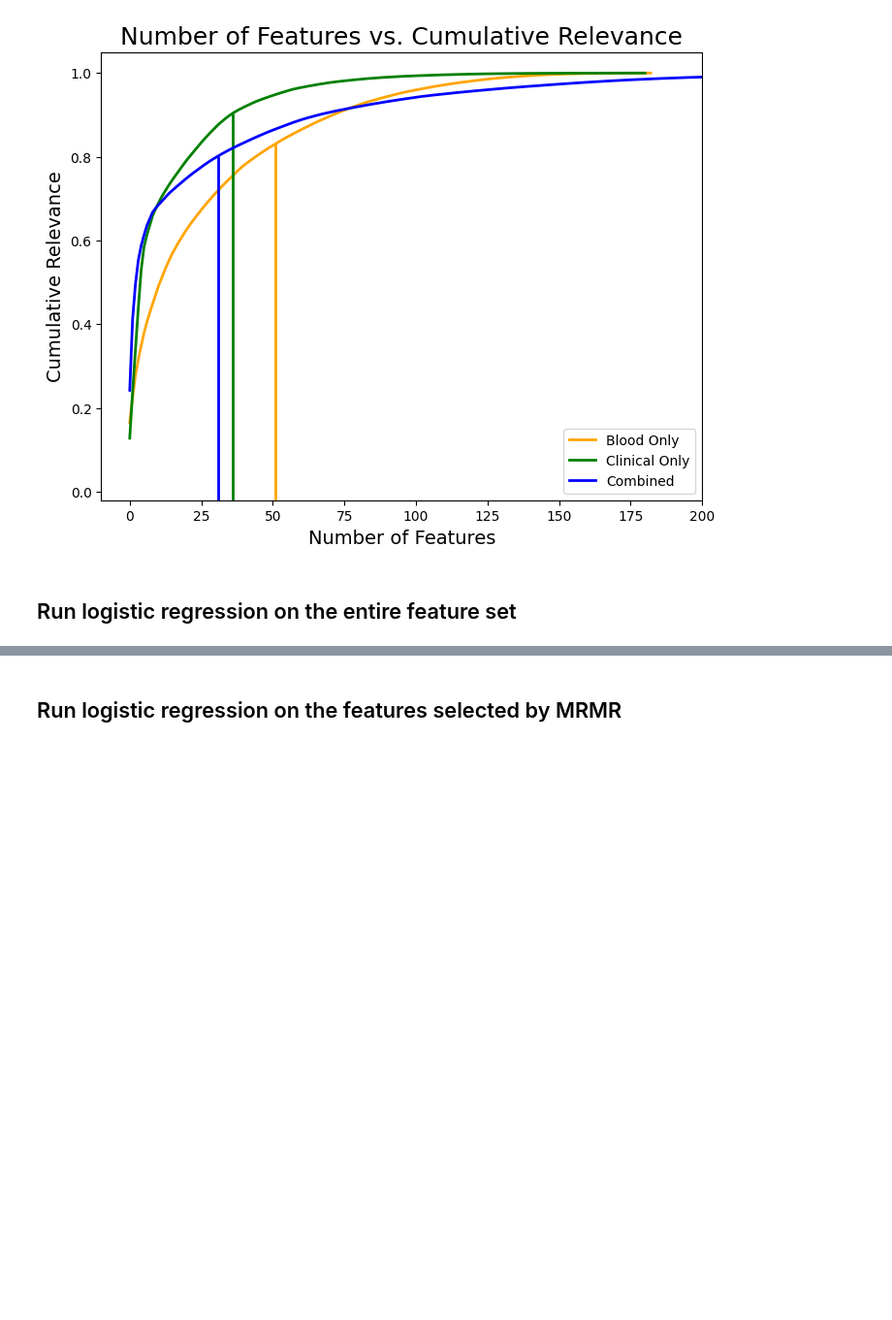
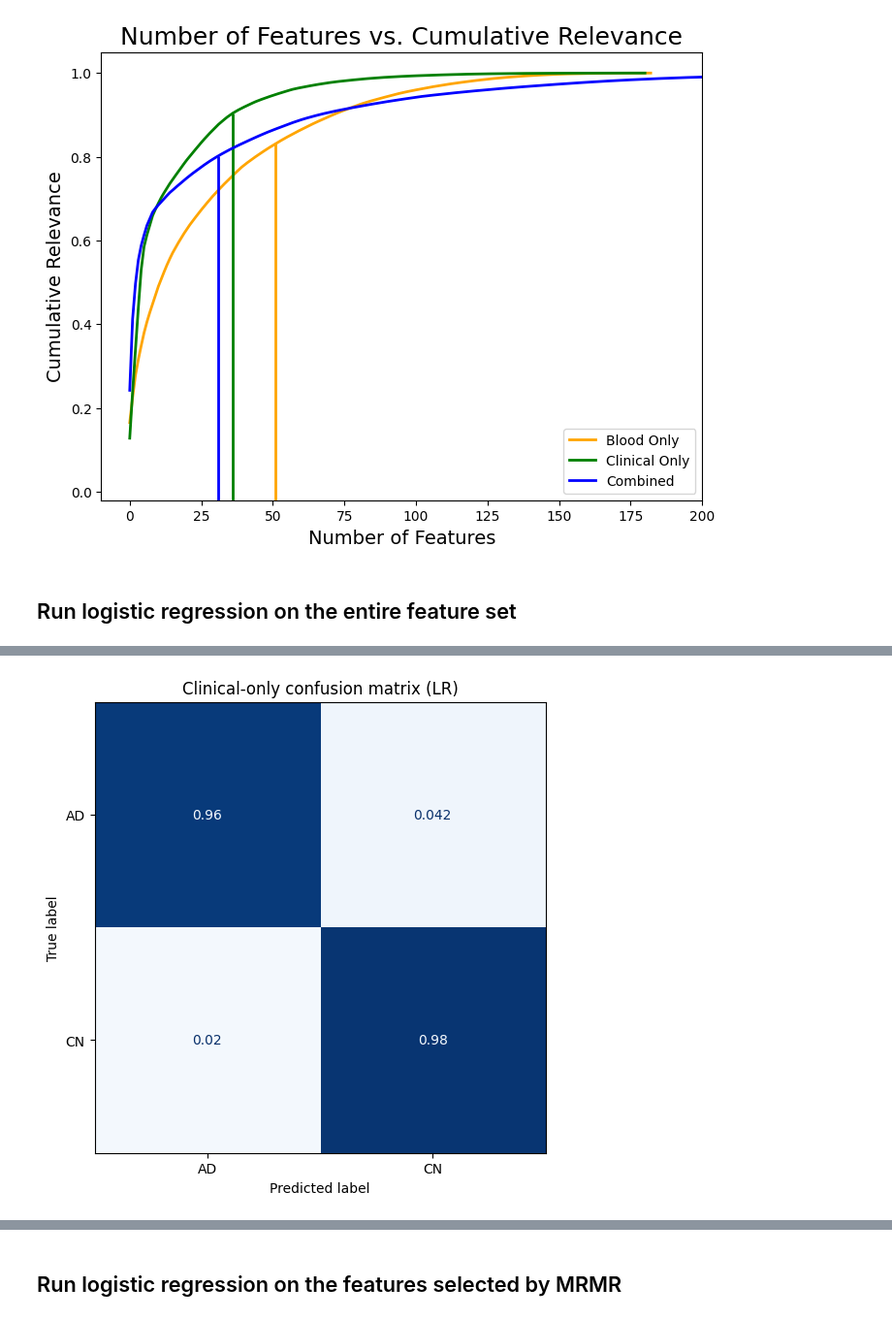
Before and after one commit to anusha1207/TARCC-Alzheimers, a Jupyter notebook: main.ipynb, the cells around one changed output, grey strips where cells are left out. Shown at 97% size. Drawn from its saved outputs; the diff is of its cells as text; code cells hidden in the pictures; blank space fills up the shorter version.

```diff
--- a/main.ipynb
+++ b/main.ipynb
@@ -114,3 +132,12 @@ Average confusion matrix:
+# %%
+plot_average_confusion_matrix(
+    clinical_lr["confusion"],
+    ["AD", "CN"],
+    "Clinical-only confusion matrix (LR)",
+    png=f"{PLOTS}/Clinical-only confusion matrix (LR)"
+)
+# %% [output]
+[figure, added]
 # %%
 combined_lr_model = run_logistic_regression(combined, num_iters=20, pkl=f"{MODELS}/Combined LR.pkl")
 # %%
```
Also changed, not shown: parts of 45 cells of this notebook, 4 other files.
